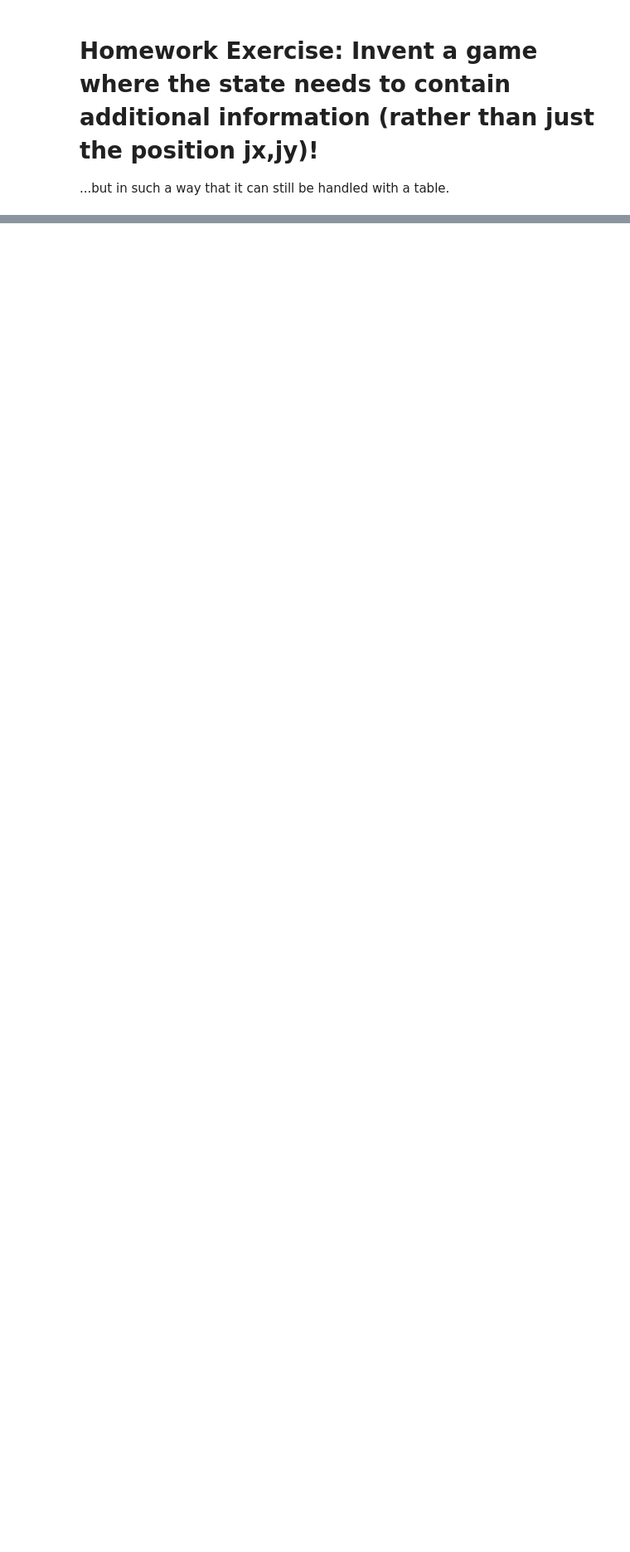
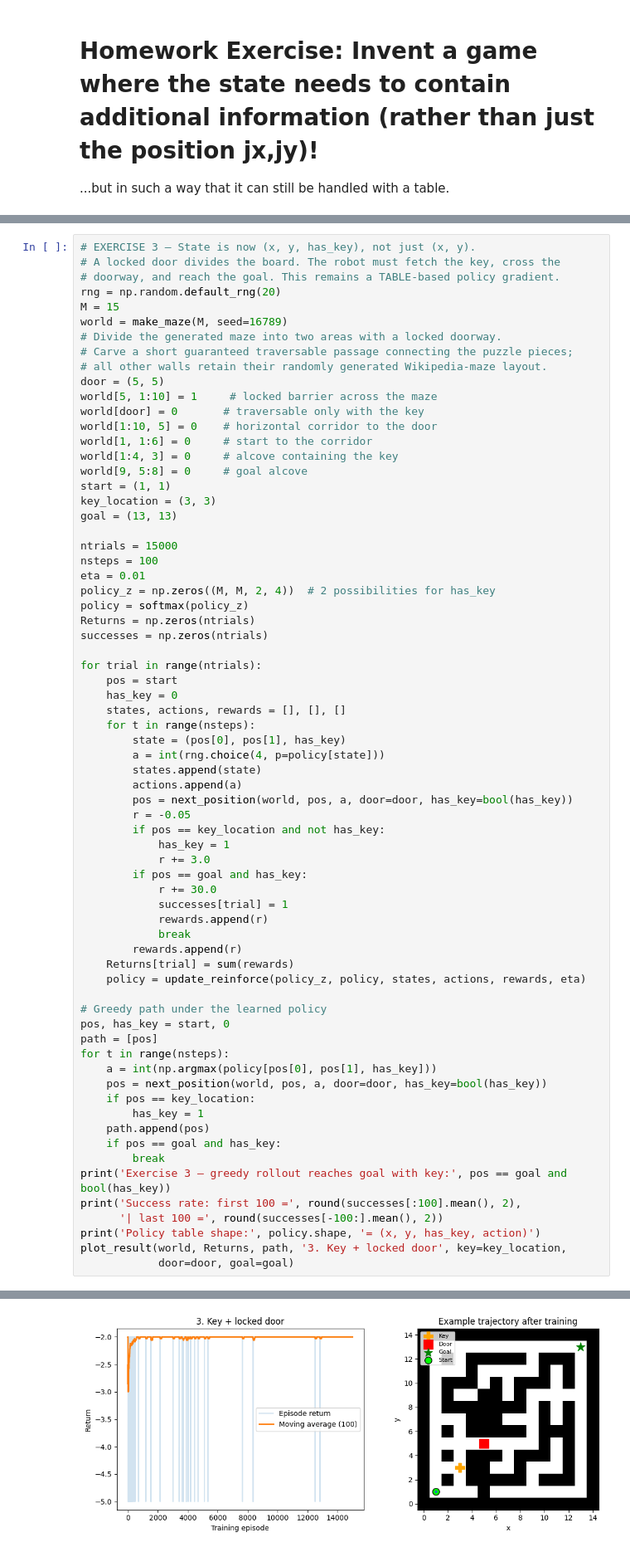
Before and after one commit to sadirs/Machine-Learning-For-Physicists, a Jupyter notebook: lectures/11_reinforcement_learning_fundamentals/07_tutorial_MazePolicyGradient.ipynb, the cells around one changed output, grey strips where cells are left out. Shown at 83% size. Saved outputs shown, nothing was run; the diff lists cells and outputs as text; blank space fills up the shorter version.

```diff
--- a/lectures/11_reinforcement_learning_fundamentals/07_tutorial_MazePolicyGradient.ipynb
+++ b/lectures/11_reinforcement_learning_fundamentals/07_tutorial_MazePolicyGradient.ipynb
@@ -287,0 +550,70 @@ The only constraint is that the best (or at least a good) strategy can be formul
+# %%
+# EXERCISE 3 — State is now (x, y, has_key), not just (x, y).
+# A locked door divides the board. The robot must fetch the key, cross the
+# doorway, and reach the goal. This remains a TABLE-based policy gradient.
+rng = np.random.default_rng(20)
+M = 15
+world = make_maze(M, seed=16789)
+# Divide the generated maze into two areas with a locked doorway.
+# Carve a short guaranteed traversable passage connecting the puzzle pieces;
+# all other walls retain their randomly generated Wikipedia-maze layout.
+door = (5, 5)
+world[5, 1:10] = 1     # locked barrier across the maze
+world[door] = 0       # traversable only with the key
+world[1:10, 5] = 0    # horizontal corridor to the door
+world[1, 1:6] = 0     # start to the corridor
+world[1:4, 3] = 0     # alcove containing the key
+world[9, 5:8] = 0     # goal alcove
+start = (1, 1)
+key_location = (3, 3)
+goal = (13, 13)
+
+ntrials = 15000
+nsteps = 100
+eta = 0.01
+policy_z = np.zeros((M, M, 2, 4))  # 2 possibilities for has_key
+policy = softmax(policy_z)
+Returns = np.zeros(ntrials)
+successes = np.zeros(ntrials)
+
+for trial in range(ntrials):
+    pos = start
+    has_key = 0
+    states, actions, rewards = [], [], []
+    for t in range(nsteps):
+        state = (pos[0], pos[1], has_key)
+        a = int(rng.choice(4, p=policy[state]))
+        states.append(state)
+        actions.append(a)
+        pos = next_position(world, pos, a, door=door, has_key=bool(has_key))
+        r = -0.05
+        if pos == key_location and not has_key:
+            has_key = 1
+            r += 3.0
+        if pos == goal and has_key:
+            r += 30.0
+            successes[trial] = 1
+            rewards.append(r)
+            break
+        rewards.append(r)
+    Returns[trial] = sum(rewards)
+    policy = update_reinforce(policy_z, policy, states, actions, rewards, eta)
+
+# Greedy path under the learned policy
+pos, has_key = start, 0
+path = [pos]
+for t in range(nsteps):
+    a = int(np.argmax(policy[pos[0], pos[1], has_key]))
+    pos = next_position(world, pos, a, door=door, has_key=bool(has_key))
+    if pos == key_location:
+        has_key = 1
+    path.append(pos)
+    if pos == goal and has_key:
+        break
+print('Exercise 3 — greedy rollout reaches goal with key:', pos == goal and bool(has_key))
+print('Success rate: first 100 =', round(successes[:100].mean(), 2),
+      '| last 100 =', round(successes[-100:].mean(), 2))
+print('Policy table shape:', policy.shape, '= (x, y, has_key, action)')
+plot_result(world, Returns, path, '3. Key + locked door', key=key_location,
+            door=door, goal=goal)
+# %% [output]
@@ -287,0 +623 @@ The only constraint is that the best (or at least a good) strategy can be formul
+[figure, added]
```
Also changed, not shown: parts of 7 cells of this notebook, 1 other file.
